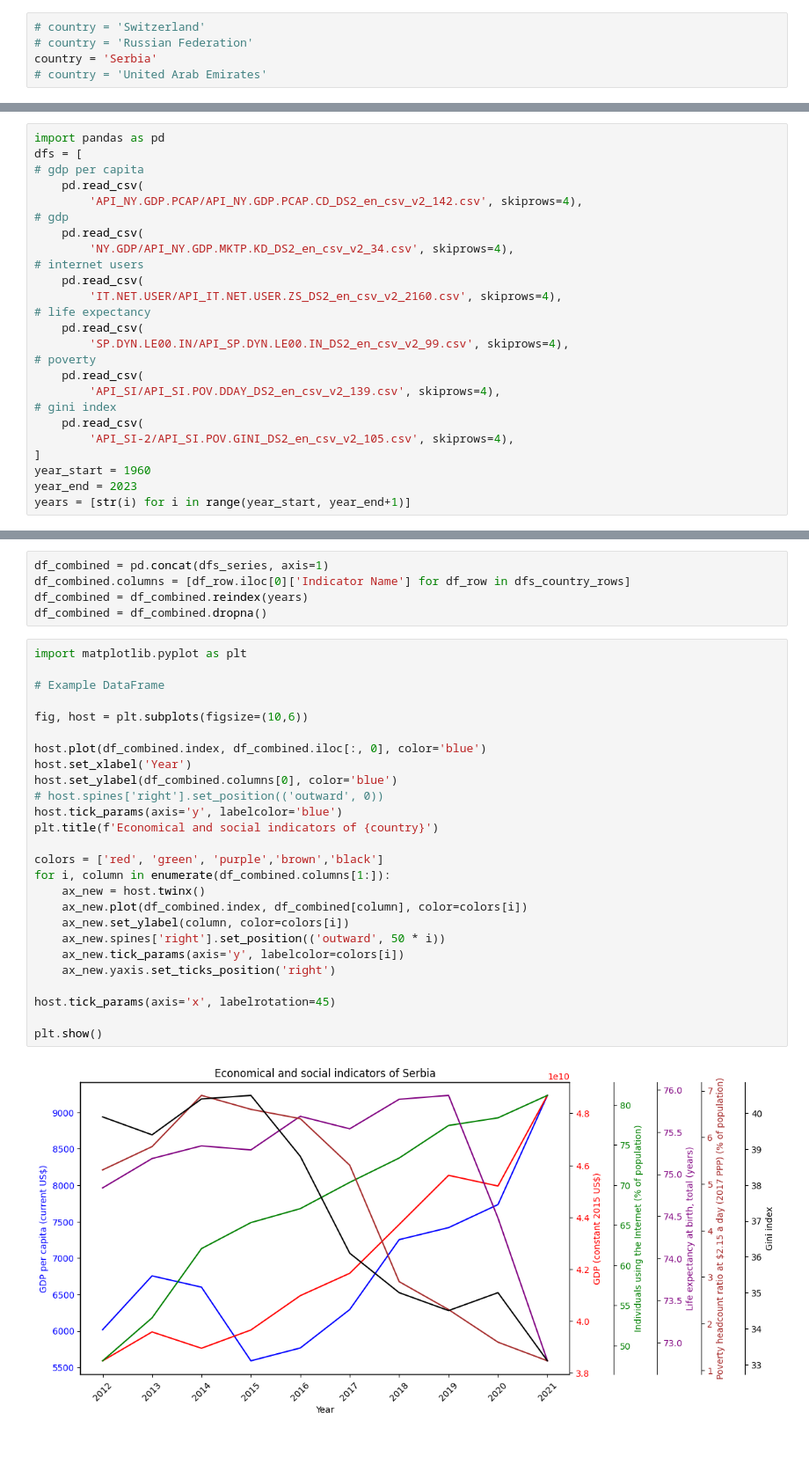
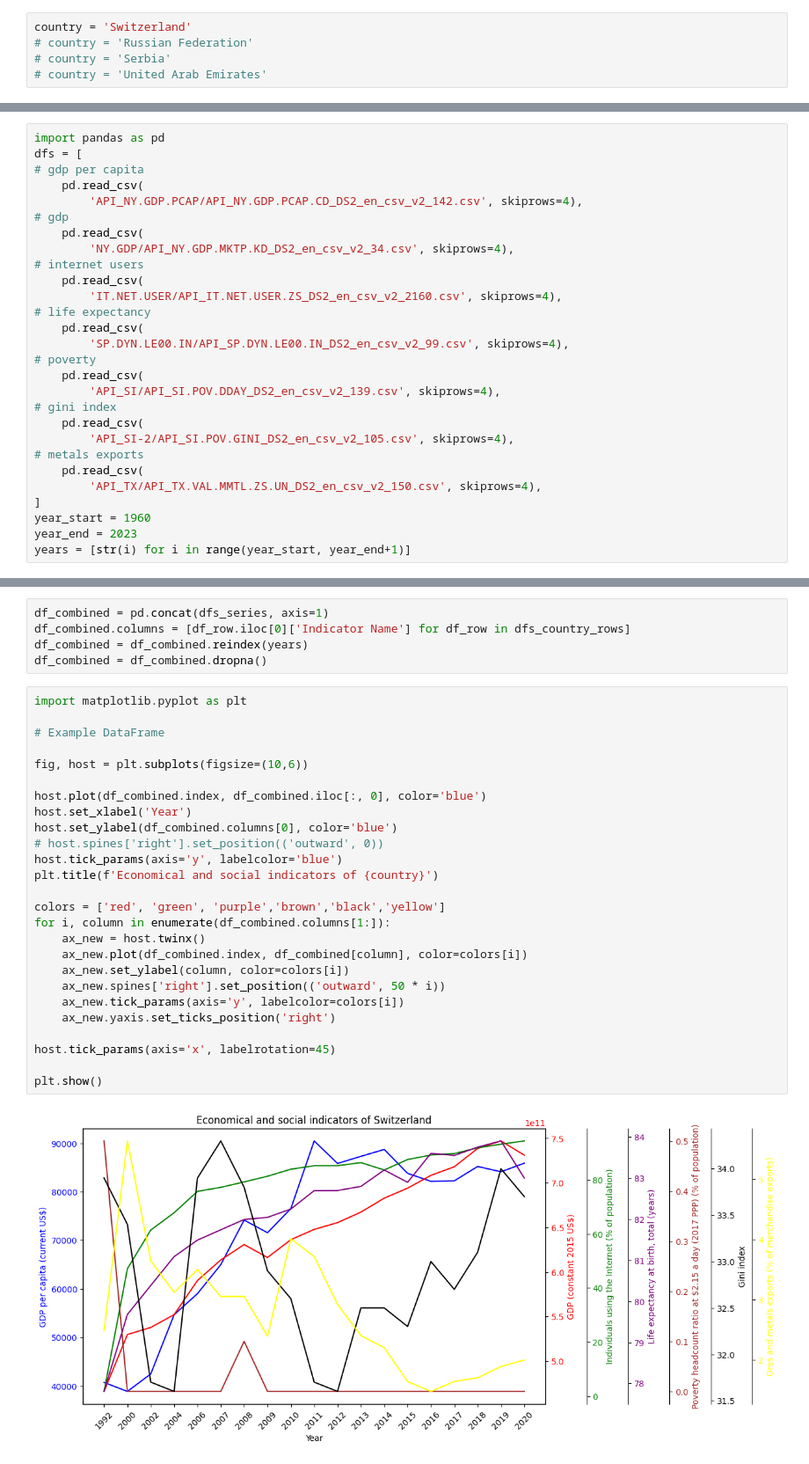
Before and after one commit to lesha-co/IX-data-analysis, a Jupyter notebook: 1.ipynb, the cells around one changed output, grey strips where cells are left out. Shown at 88% size. Drawn from its saved outputs; the diff is of its cells as text.

```diff
--- a/1.ipynb
+++ b/1.ipynb
@@ -1,7 +1,7 @@
 # %%
-# country = 'Switzerland'
+country = 'Switzerland'
 # country = 'Russian Federation'
-country = 'Serbia'
+# country = 'Serbia'
 # country = 'United Arab Emirates'
 # %% [markdown]
 # Экономические и социальные показатели `{country}`
@@ -33,6 +33,9 @@ dfs = [
 # gini index
     pd.read_csv(
         'API_SI-2/API_SI.POV.GINI_DS2_en_csv_v2_105.csv', skiprows=4),
+# metals exports
+    pd.read_csv(
+        'API_TX/API_TX.VAL.MMTL.ZS.UN_DS2_en_csv_v2_150.csv', skiprows=4),
 ]
 year_start = 1960
 year_end = 2023
@@ -60,31 +63,31 @@ df_combined = df_combined.dropna()
 # %%
 import matplotlib.pyplot as plt
 
 # Example DataFrame
 
 fig, host = plt.subplots(figsize=(10,6))
 
 host.plot(df_combined.index, df_combined.iloc[:, 0], color='blue')
 host.set_xlabel('Year')
 host.set_ylabel(df_combined.columns[0], color='blue')
 # host.spines['right'].set_position(('outward', 0))
 host.tick_params(axis='y', labelcolor='blue')
 plt.title(f'Economical and social indicators of {country}')
 
-colors = ['red', 'green', 'purple','brown','black']
+colors = ['red', 'green', 'purple','brown','black','yellow']
 for i, column in enumerate(df_combined.columns[1:]):
     ax_new = host.twinx()
     ax_new.plot(df_combined.index, df_combined[column], color=colors[i])
     ax_new.set_ylabel(column, color=colors[i])
     ax_new.spines['right'].set_position(('outward', 50 * i))
     ax_new.tick_params(axis='y', labelcolor=colors[i])
     ax_new.yaxis.set_ticks_position('right')
 
 host.tick_params(axis='x', labelrotation=45)
 
 plt.show()
 # %% [output]
-[figure, old version]
+[figure, new version]
 # %%
 df_combined.describe()
 # %% [output]
```
Also changed, not shown: parts of 6 cells of this notebook, 3 other files.
